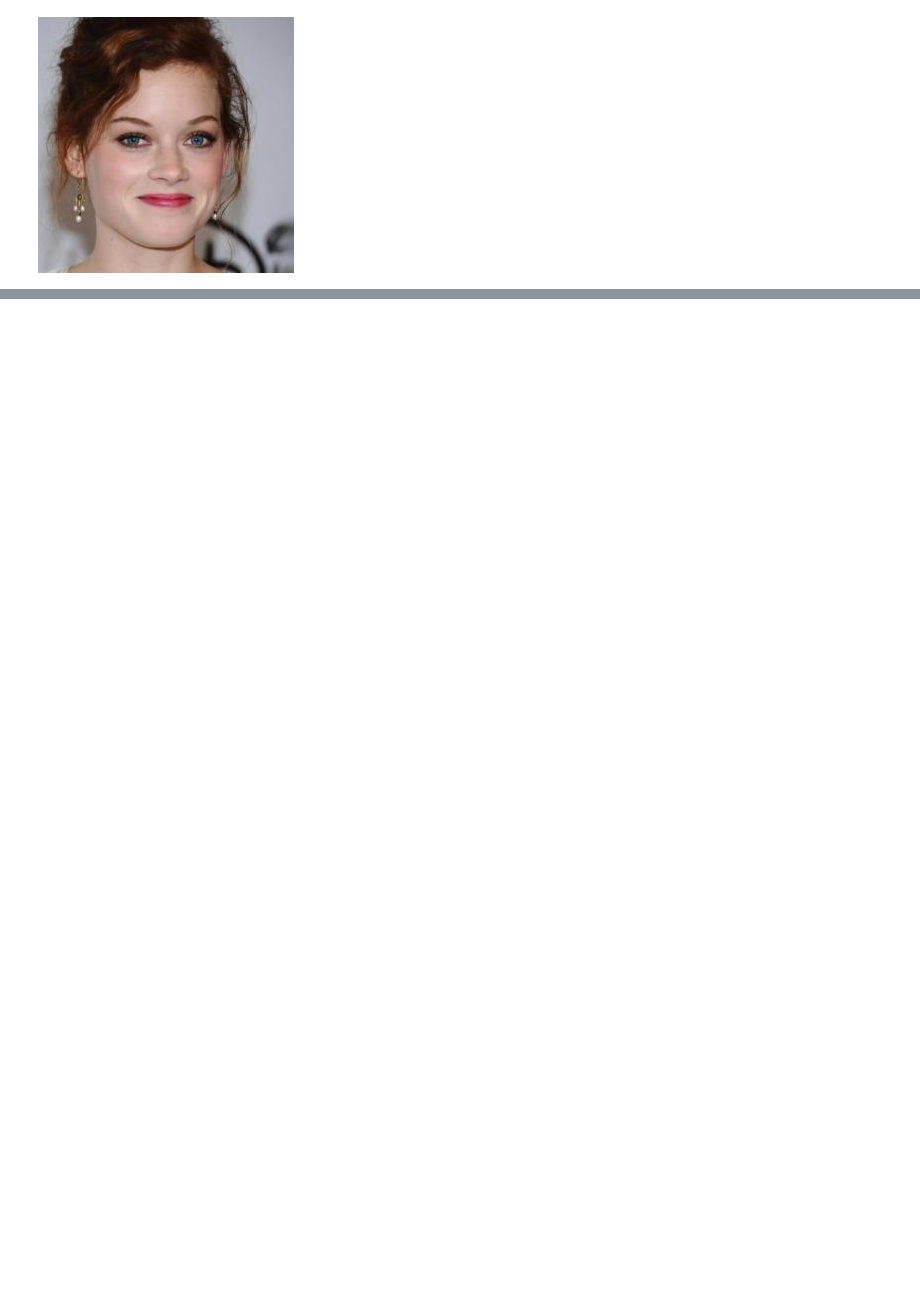
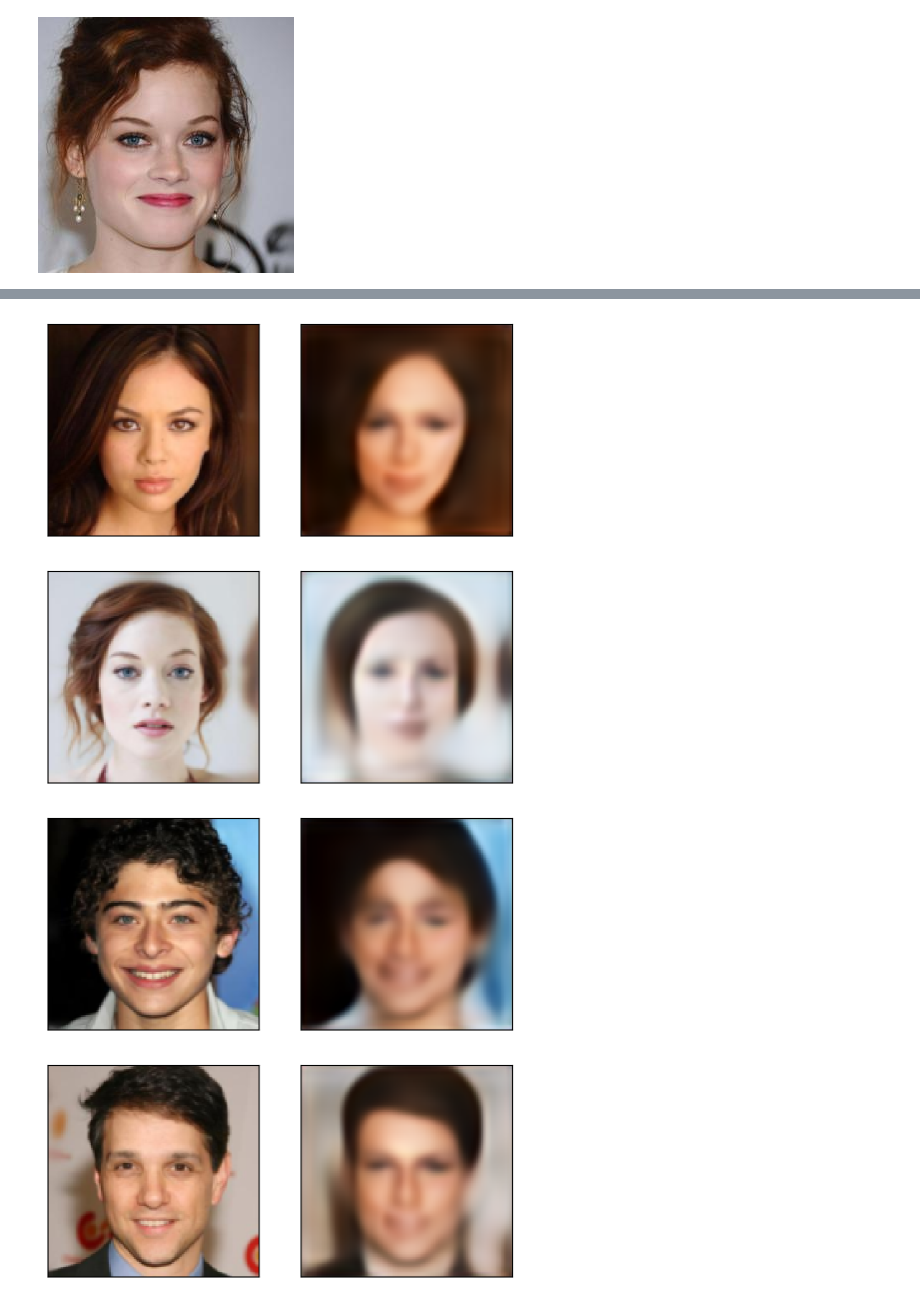
Before and after one commit to artmerinov/VAE, a Jupyter notebook: vae_celeba.ipynb, the cells around one changed output, grey strips where cells are left out. Saved outputs shown, nothing was run; the diff lists cells and outputs as text; code cells hidden in the pictures; blank space fills up the shorter version.

```diff
--- a/vae_celeba.ipynb
+++ b/vae_celeba.ipynb
@@ -53,11 +28 @@ torch.Size([10000, 3, 128, 128])
-# %%
-class CelebaDataset(Dataset):
-    def __init__(self, data: np.ndarray) -> None:
-        self.data = data
-
-    def __getitem__(self, idx: int) -> torch.Tensor:
-        return self.data[idx]
-
-    def __len__(self) -> int:
-        return len(self.data)
 # %%
@@ -118,0 +77,12 @@ for epoch in range(epochs):
+# %%
+celeba_dataset_pure = CelebaDataset(
+    folder_path='data/celeba_hq_256',
+    transform=transform,
+    augment=None
+)
+# %%
+device = 'cuda' if torch.cuda.is_available() else 'cpu'
+model = VAE(latent_dim=512).to(device)
+state_dict = torch.load(f='weights/model_epoch_19.pt', map_location=torch.device(device))
+model.load_state_dict(state_dict=state_dict)
+model.eval()
@@ -119,12 +107,23 @@ for epoch in range(epochs):
 # %%
-for i in range(10):
+imgs = [celeba_dataset_pure[r] for r in random.sample(range(30_000), 10)]
+imgs.append(imgs[0])
 
-    ex = x[i].detach().cpu()
+for img in imgs:
 
     fig, (ax1, ax2) = plt.subplots(1, 2, figsize=(6,3))
-    ax1.imshow(ex.permute(1,2,0));
 
-    ex_inp = ex.unsqueeze(0)
-    ex_inp_hat, _, _ = model(ex_inp.to(device))
-    ax2.imshow(ex_inp_hat.view(3,128,128).permute(1,2,0).cpu().detach().numpy());
+    ax1.set_xticks([])
+    ax1.set_yticks([])
+    ax1.imshow(inverse_normalize(img).permute(1,2,0));
+
+    img_hat, _, _ = model(img.unsqueeze(0).to(device))
+    ax2.imshow(inverse_normalize(img_hat).view(3,128,128).permute(1,2,0).cpu().detach());
+    ax2.set_xticks([])
+    ax2.set_yticks([])
+
     plt.show()
+# %% [output]
+[figure, added]
+[figure, added]
+[figure, added]
+[figure, added]
```
Also changed, not shown: parts of 12 cells of this notebook, 3 other files.
